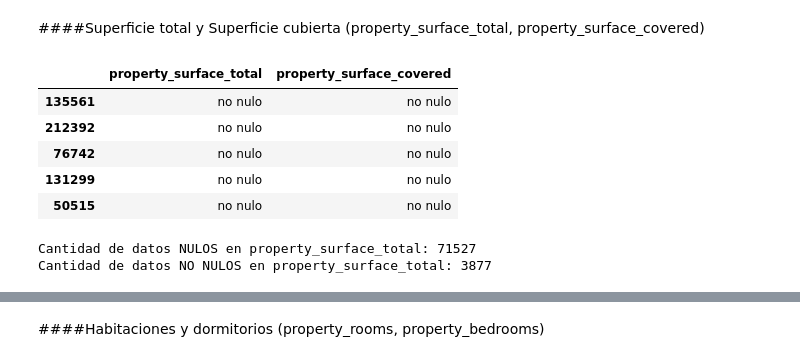
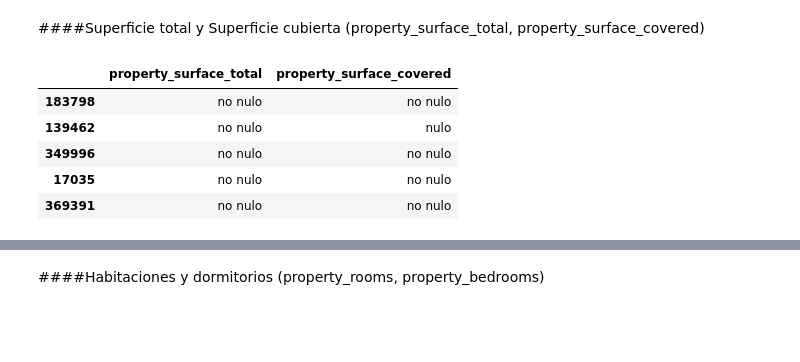
Before and after one commit to kikiymini/7506R-1C2024-GRUPO02, a Jupyter notebook: 7506R_1C2024_GRUPO02_N1.ipynb, the cells around one changed output, grey strips where cells are left out. Saved outputs shown, nothing was run; the diff lists cells and outputs as text; code cells hidden in the pictures; blank space fills up the shorter version.

```diff
--- a/7506R_1C2024_GRUPO02_N1.ipynb
+++ b/7506R_1C2024_GRUPO02_N1.ipynb
@@ -49,6 +73,7 @@ En la etapa de filtrado, vamos a utilizar la funcionalidad de `str.contains()` d
 # na: no registro valores NaN
 filtro = df.property_type.str.contains('Casa|PH|Departamento',case=False,na=False)
 ds_propiedades_filtradas = df[filtro]
+ds_propiedades_filtradas = ds_propiedades_filtradas[~ds_propiedades_filtradas['property_type'].str.contains('Casa de campo')]
 # %%
 # filtro propiedades en Capital Federal
 filtro = ds_propiedades_filtradas.place_l2.str.contains('Capital Federal',case=False,na=False)
@@ -221,0 +506,14 @@ ds_test.head()
+# %%
+# establezco si son o no nulos
+def generar_ds_nulo(columnas):
+  return ds_train[columnas].isna()
+
+def filtrar_nulo(columna,ds):
+  return ds[columna]==True
+
+def filtrar_no_nulo(columna,ds):
+  return ds[columna]==False
+
+def aplicar_filtro(ds,filtro,columna,nulidad):
+  ds.loc[filtro,columna] = nulidad
+  return ds
@@ -278,34 +578,26 @@ latatitud_longitud['longitud'].value_counts().plot.bar(alpha=0.5,title="Gráfico
 ####Superficie total y Superficie cubierta (property_surface_total, property_surface_covered)
 # %%
 # establezco si son o no nulos
-sup_total_cubierta = ds_train[['property_surface_total','property_surface_covered']].isna()
+sup_total_cubierta = generar_ds_nulo(['property_surface_total','property_surface_covered'])
 # creo filtro si son o no nulos
-v_filtro_total =  sup_total_cubierta['property_surface_total']==True
-f_filtro_total =  sup_total_cubierta['property_surface_total']==False
-v_filtro_cubierto =  sup_total_cubierta['property_surface_covered']==True
-f_filtro_cubierto =  sup_total_cubierta['property_surface_covered']==False
+v_filtro_total =  filtrar_nulo('property_surface_total',sup_total_cubierta)
+f_filtro_total =  filtrar_no_nulo('property_surface_total',sup_total_cubierta)
+
+v_filtro_cubierto =  filtrar_nulo('property_surface_covered',sup_total_cubierta)
+f_filtro_cubierto =  filtrar_no_nulo('property_surface_covered',sup_total_cubierta)
 # establezco los nulos y no nulos
-sup_total_cubierta.loc[v_filtro_total, 'property_surface_total'] = 'nulo'
-sup_total_cubierta.loc[f_filtro_total, 'property_surface_total'] = 'no nulo'
+sup_total_cubierta = aplicar_filtro(sup_total_cubierta,v_filtro_total,'property_surface_total','nulo')
+sup_total_cubierta = aplicar_filtro(sup_total_cubierta,f_filtro_total,'property_surface_total','no nulo')
 
 # establezco los nulos y no nulos
-sup_total_cubierta.loc[v_filtro_cubierto, 'property_surface_covered'] = 'nulo'
-sup_total_cubierta.loc[f_filtro_cubierto, 'property_surface_covered'] = 'no nulo'
+sup_total_cubierta = aplicar_filtro(sup_total_cubierta,v_filtro_cubierto,'property_surface_covered','nulo')
+sup_total_cubierta = aplicar_filtro(sup_total_cubierta,f_filtro_cubierto,'property_surface_covered','no nulo')
 
 sup_total_cubierta.head()
 # %% [output]
 |  | property_surface_total | property_surface_covered |
-| 135561 | no nulo | no nulo |
-| 212392 | no nulo | no nulo |
-| 76742 | no nulo | no nulo |
-| 131299 | no nulo | no nulo |
-| 50515 | no nulo | no nulo |
+| 183798 | no nulo | no nulo |
+| 139462 | no nulo | nulo |
+| 349996 | no nulo | no nulo |
+| 17035 | no nulo | no nulo |
+| 369391 | no nulo | no nulo |
-# %%
-conteo_total = sup_total_cubierta['property_surface_total'].value_counts()
-cant_nulos_total = conteo_total[0]
-cant_no_nulos_total = conteo_total[1]
-print("Cantidad de datos NULOS en property_surface_total: {}".format(cant_nulos_total))
-print("Cantidad de datos NO NULOS en property_surface_total: {}".format(cant_no_nulos_total))
-# %% [output]
-Cantidad de datos NULOS en property_surface_total: 71527
-Cantidad de datos NO NULOS en property_surface_total: 3877
```
Also changed, not shown: parts of 212 cells of this notebook.
